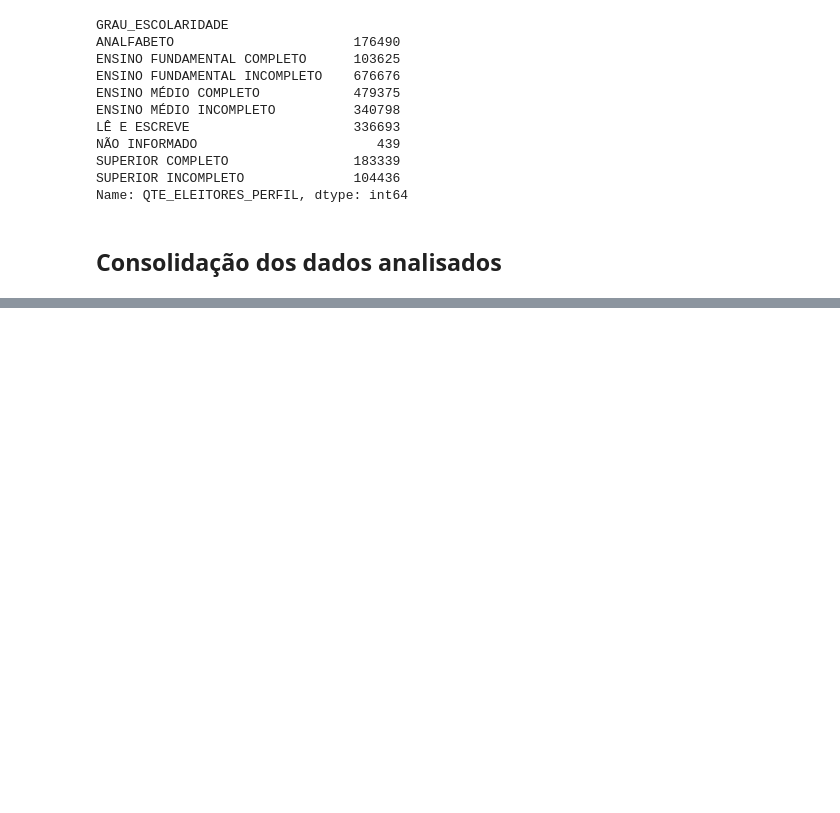
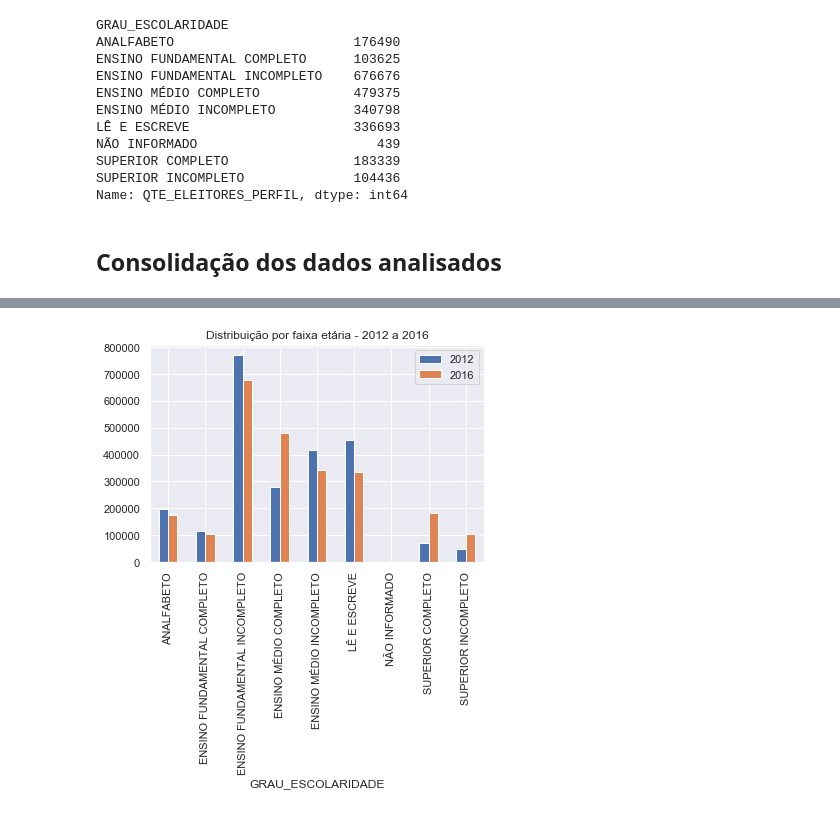
Before and after one commit to ecalasans/tse_dados_abertos, a Jupyter notebook: perfilEleitorado.ipynb, the cells around one changed output, grey strips where cells are left out. Cells and saved outputs as stored; diff of their text form; code cells hidden in the pictures; blank space fills up the shorter version.

```diff
--- a/perfilEleitorado.ipynb
+++ b/perfilEleitorado.ipynb
@@ -165,0 +190,5 @@ escolaridade = pd.DataFrame({'2012' : grau_esc_df2012, '2016' : grau_esc_df2016}
+# %%
+escolaridade.plot.bar(title='Distribuição por faixa etária - 2012 a 2016')
+plt.show()
+# %% [output]
+[figure, added]
```
Also changed, not shown: parts of 4 cells of this notebook.
